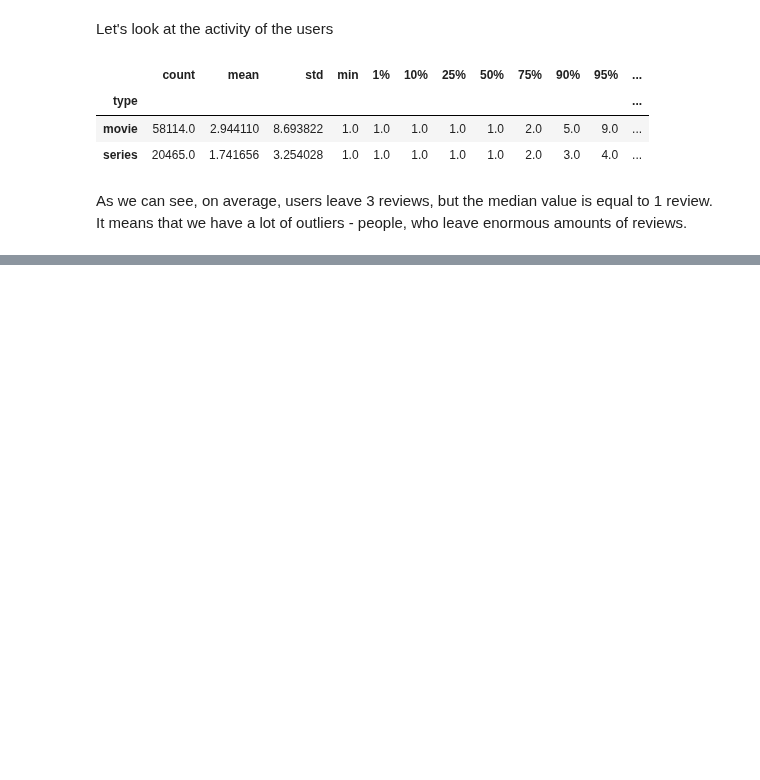
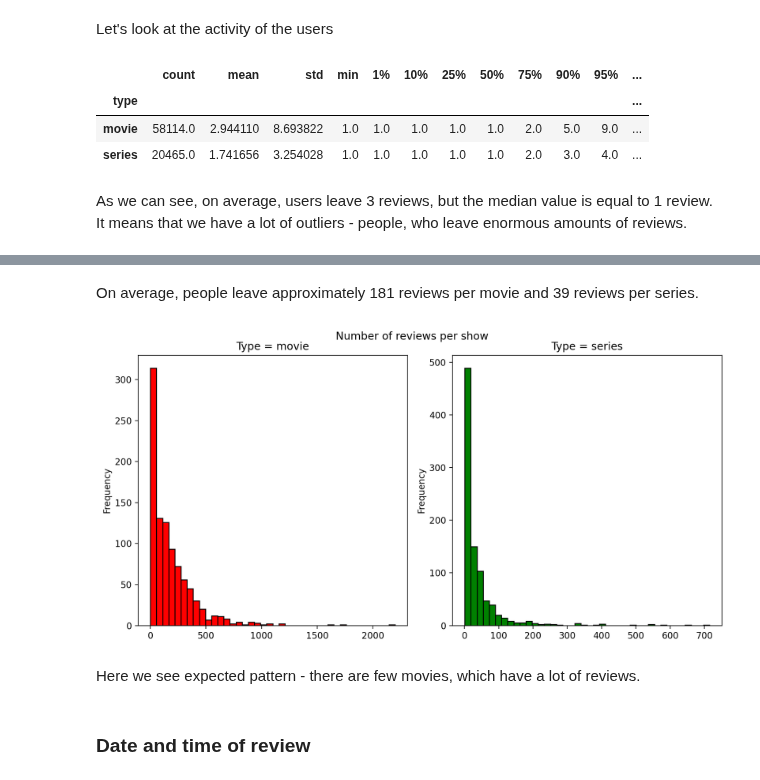
Before and after one commit to Extremesarova/shows_analysis, a Jupyter notebook: shows_analysis/notebooks/4_datasets_eda/reviews_eda.ipynb, the cells around one changed output, grey strips where cells are left out. Saved outputs shown, nothing was run; the diff lists cells and outputs as text; code cells hidden in the pictures; blank space fills up the shorter version.

```diff
--- a/shows_analysis/notebooks/4_datasets_eda/reviews_eda.ipynb
+++ b/shows_analysis/notebooks/4_datasets_eda/reviews_eda.ipynb
@@ -118,0 +161,7 @@ plt.show()
+# %%
+number_of_reviews_per_user_per_type = (
+    reviews.groupby("type")
+    .agg({"show_id": "value_counts"})
+    .rename(columns={"show_id": "reviews_per_show"})
+    .reset_index()
+)
@@ -118,0 +177,15 @@ plt.show()
+# %% [markdown]
+On average, people leave approximately 181 reviews per movie and 39 reviews per series.
+# %%
+plot_per_type(
+    dataframe=number_of_reviews_per_user_per_type,
+    column="reviews_per_show",
+    title="Number of reviews per show",
+    bins=40,
+)
+# %% [output]
+[figure, added]
+# %% [markdown]
+Here we see expected pattern - there are few movies, which have a lot of reviews.
+# %% [markdown]
+### Date and time of review
```
Also changed, not shown: parts of 20 cells of this notebook, 2 other files.
